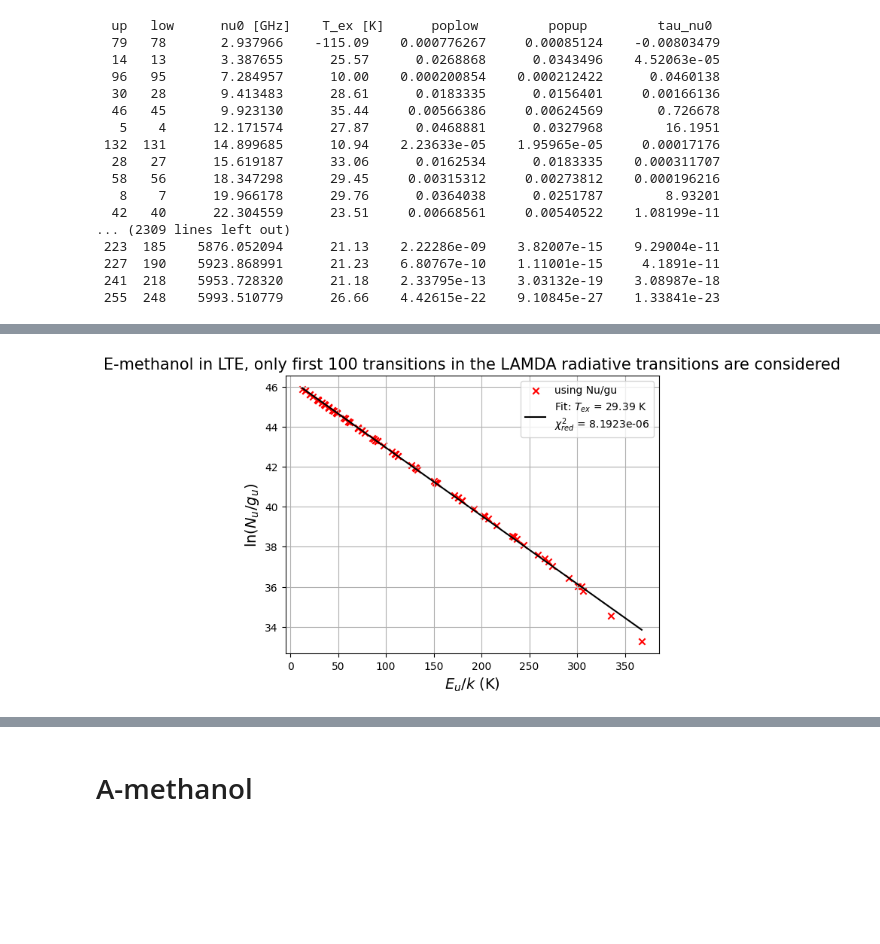
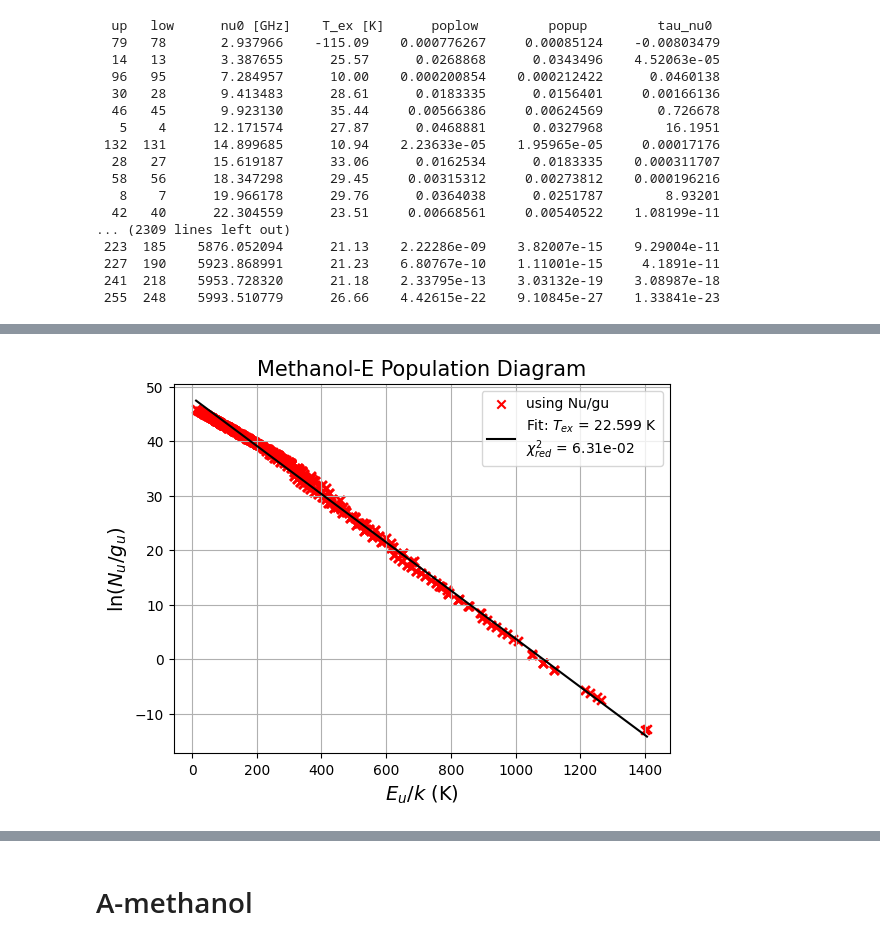
Before and after one commit to aleksej-rodano/phas0052_project, a Jupyter notebook: pythonradex_clean.ipynb, the cells around one changed output, grey strips where cells are left out. Cells and saved outputs as stored; diff of their text form; code cells hidden in the pictures; blank space fills up the shorter version.

```diff
--- a/pythonradex_clean.ipynb
+++ b/pythonradex_clean.ipynb
@@ -346,7 +346,7 @@ class MyClass:
             self.FWHM_each_transition,
         )
 
-    def get_selected_variables(self, k_quantum_number):
+    def get_selected_variables(self, k_quantum_number, debug=False):
         """
         Returns the variables in extract_and_calculate which have indices selected by the given k_quantum_number.
 
@@ -354,6 +354,8 @@ class MyClass:
         ----------
         k_quantum_number : str
             The k quantum number to filter the quantum numbers.
+        debug : boolean, optional
+            If True, print debugging information. Default is False.
 
         Returns
         -------
@@ -369,7 +371,8 @@ class MyClass:
             for i, upper_transition in enumerate(self.upper_level_transition_index)
             if self.data_of_molecule["quantum numbers"][upper_transition].split("_")[1] == k_quantum_number
         ]
-        print("Indices of the transitions that have the selected k quantum number", indices)
+        if debug:
+            print("Indices of the transitions that have the selected k quantum number", indices)
         # selected all the variable that have the specified k quantum number
         selected_vars = {
             "Tex": self.Tex[indices],
@@ -1430,7 +1431,7 @@ datafilepath_methano_E = (
 )
 
 # store the data
-data_methanol = LAMDA_file.read(datafilepath_methano_E, read_frequencies=False, read_quantum_numbers=True)
+data_methanol_E = LAMDA_file.read(datafilepath_methano_E, read_frequencies=False, read_quantum_numbers=True)
 
 # define the parameters of the nebula
 Ntot_emeth = 1e16 / constants.centi**3  # total column density in m^-2
@@ -1470,11 +1471,11 @@ cloud_methanol_E.print_results()
  255  248    5993.510779      26.66    4.42615e-22    9.10845e-27    1.33841e-23
 # %%
 # extract the data from the cloud object and the data file
-CH3OH_instance = MyClass(cloud_methanol_E, data_methanol, N, width_v, Tkin)
+methanolE_instance = MyClass(cloud_methanol_E, data_methanol_E, N, width_v, Tkin)
 
 TexCH3OH, tauCH3OH, AulCH3OH, BulCH3OH, nu0_arrayCH3OH, EuCH3OH, gCH3OH, glow_CH3OH, gammaCH3OH, NuCH3OH, NlCH3OH, FWHMCH3OH = (
-    CH3OH_instance.extract_and_calculate(debug=True)
+    methanolE_instance.extract_and_calculate(debug=False)
 )
 
 # calculate the optical depth of a transition using the different approaches
-tau_radex_CH3OH, tau_pythonRADEX_approx_CH3OH = CH3OH_instance.optical_depth()
+tau_radex_CH3OH, tau_pythonRADEX_approx_CH3OH = methanolE_instance.optical_depth()
@@ -1534,45 +1545,5 @@ plt.show()
-# %%
-# Take only N first transitions
-firstN_transitions = 100
-
-# calculate get y values using column density of the upper level
-y_values_metanol = np.log(NuCH3OH[:firstN_transitions] / gCH3OH[:firstN_transitions])
-
-# plot population diagram
-fig, ax = plt.subplots()
-plt.scatter(EuCH3OH[:firstN_transitions], y_values_metanol, marker="x", color="red", label="using Nu/gu")
-
-
-plt.xlabel(r"$E_u/k$ (K)", fontsize=14)
-plt.ylabel(r"$\ln(N_u / g_u)$", fontsize=14)
-plt.title(f"E-methanol in LTE, only first {firstN_transitions} transitions in the LAMDA radiative transitions are considered", fontsize=15)
-
-# Fit a straight line to estimate T_ex
-fit = np.polyfit(EuCH3OH[:firstN_transitions], y_values_metanol, 1)  # Linear fit
-T_ex = -1 / fit[0]  # Rotational temperature from slope
-
-# Calculate the fitted y-values
-x_fit = np.linspace(min(EuCH3OH[:firstN_transitions]), max(EuCH3OH[:firstN_transitions]), 100)
-y_fit = fit[0] * x_fit + fit[1]
-
-# Calculate chi-squared
-y_fit_observed = fit[0] * EuCH3OH[:firstN_transitions] + fit[1]
-chi_squared = np.sum(((y_values_metanol - y_fit_observed) ** 2) / y_fit_observed)
-
-
-# reduced chi_squared: chi_squared / (num_point - num_parameters), num_parameters = 1 for a straight line
-chi_squared_red = chi_squared / (len(EuCH3OH) - 2)
-
-# Plot the best-fit line
-plt.plot(
-    x_fit,
-    y_fit,
-    linestyle="-",
-    color="black",
-    label=(f"Fit: $T_{{ex}}$ = {T_ex:.5g} K\n$\chi^2_{{red}}$ = {chi_squared_red:.5g}"),
-)
-plt.legend()
-ax.grid()
-plt.show()
-# %% [output]
-[figure, removed]
+# %%
+# plot the population diagram for methanol E
+plot_population_diagram(EuCH3OH, NuCH3OH, gCH3OH, title=f"Methanol-E Population Diagram")
+# %% [output]
+[figure, added]
```
Also changed, not shown: parts of 15 cells of this notebook, 2 other files.
